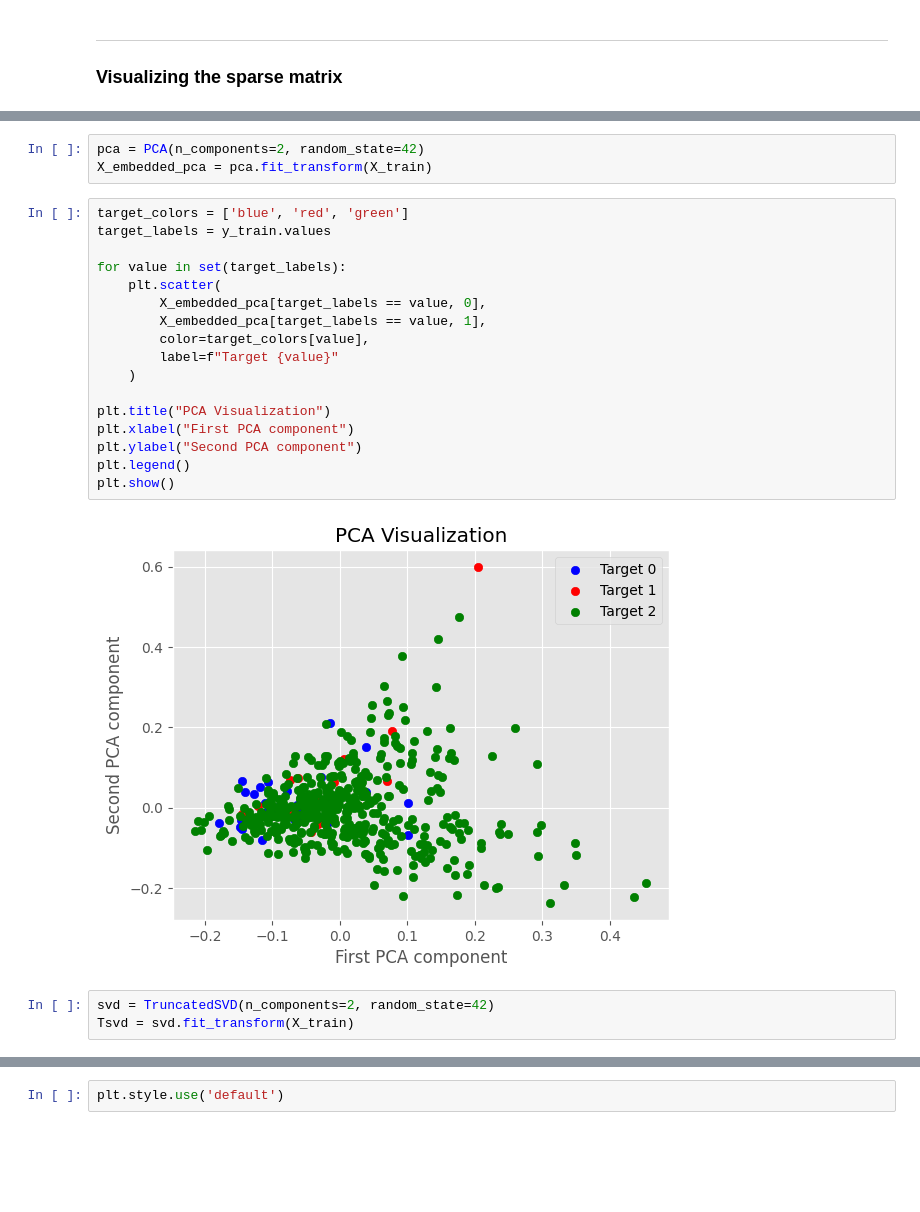
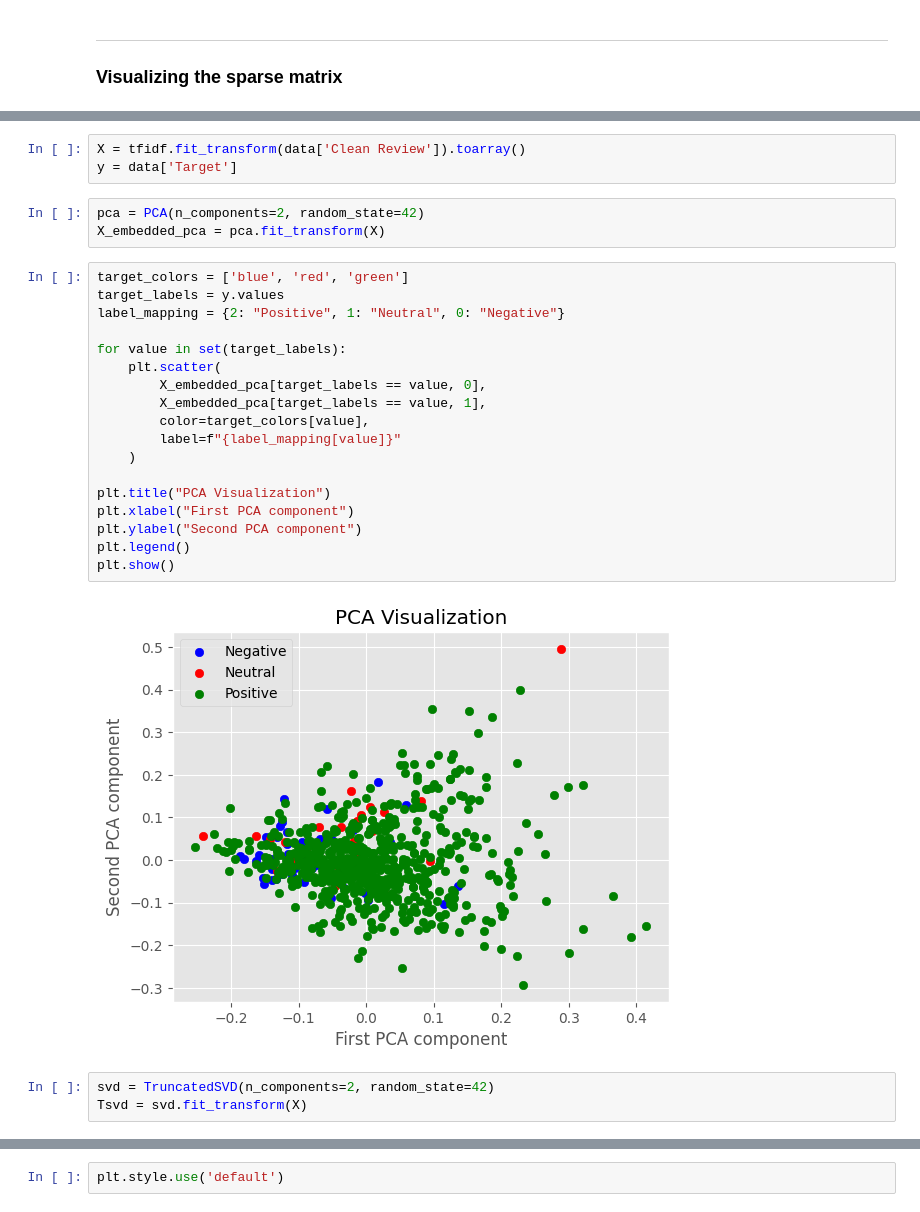
Before and after one commit to DavidAlexanderMoe/Sentiment-Analysis-and-Web-Scraping, a Jupyter notebook: Scripts/Analysis/3. Feature Engineering, Extraction and Selection.ipynb, the cells around one changed output, grey strips where cells are left out. Saved outputs shown, nothing was run; the diff lists cells and outputs as text; blank space fills up the shorter version.

```diff
--- a/Scripts/Analysis/3. Feature Engineering, Extraction and Selection.ipynb
+++ b/Scripts/Analysis/3. Feature Engineering, Extraction and Selection.ipynb
@@ -203,27 +203,31 @@ Sklearn proposes PCA for dense matrices and TruncatedSVD (which uses singular va
+# %%
+X = tfidf.fit_transform(data['Clean Review']).toarray()
+y = data['Target']
 # %%
 pca = PCA(n_components=2, random_state=42)
-X_embedded_pca = pca.fit_transform(X_train)
+X_embedded_pca = pca.fit_transform(X)
 # %%
 target_colors = ['blue', 'red', 'green']
-target_labels = y_train.values
+target_labels = y.values
+label_mapping = {2: "Positive", 1: "Neutral", 0: "Negative"}
 
 for value in set(target_labels):
     plt.scatter(
         X_embedded_pca[target_labels == value, 0],
         X_embedded_pca[target_labels == value, 1],
         color=target_colors[value],
-        label=f"Target {value}"
+        label=f"{label_mapping[value]}"
     )
 
 plt.title("PCA Visualization")
 plt.xlabel("First PCA component")
 plt.ylabel("Second PCA component")
 plt.legend()
 plt.show()
 # %% [output]
-[figure, old version]
+[figure, new version]
 # %%
 svd = TruncatedSVD(n_components=2, random_state=42)
-Tsvd = svd.fit_transform(X_train)
+Tsvd = svd.fit_transform(X)
 # %%
 target_colors = ['blue', 'red', 'green']
```
Also changed, not shown: parts of 7 cells of this notebook.
